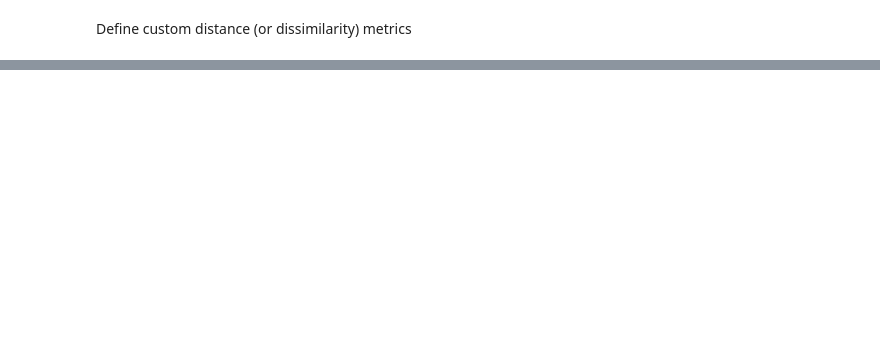
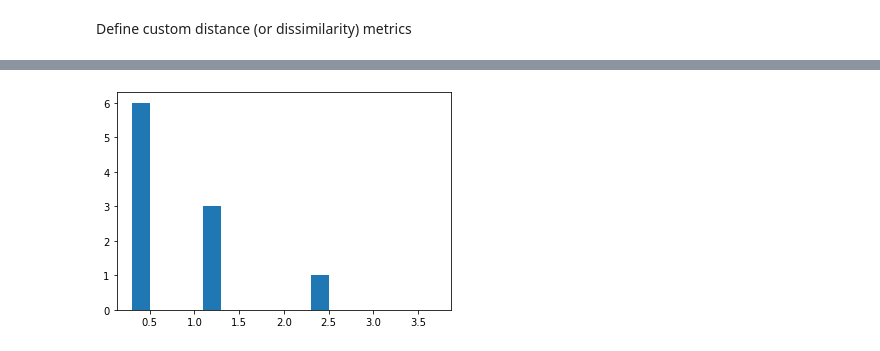
Before and after one commit to WM-SEMERU/ds4se, a Jupyter notebook: nbs/5.2_utils.distances.ipynb, the cells around one changed output, grey strips where cells are left out. Drawn from its saved outputs; the diff is of its cells as text; code cells hidden in the pictures; blank space fills up the shorter version.

```diff
--- a/nbs/5.2_utils.distances.ipynb
+++ b/nbs/5.2_utils.distances.ipynb
@@ -43,0 +250,5 @@ class JaccardDistance(CustomDistance):
+# %%
+plt.hist(bins_b, bins_b, weights=freq_b, rwidth=0.5)
+plt.show()
+# %% [output]
+[figure, added]
```
Also changed, not shown: parts of 43 cells of this notebook, 26 other files.
